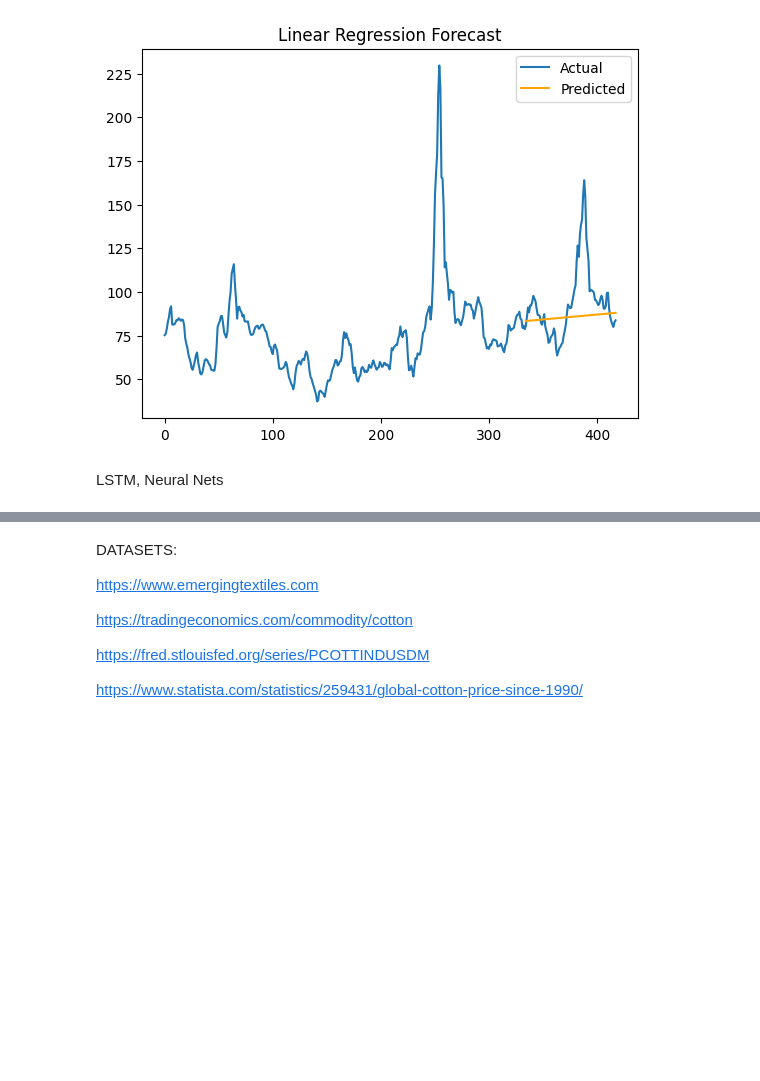
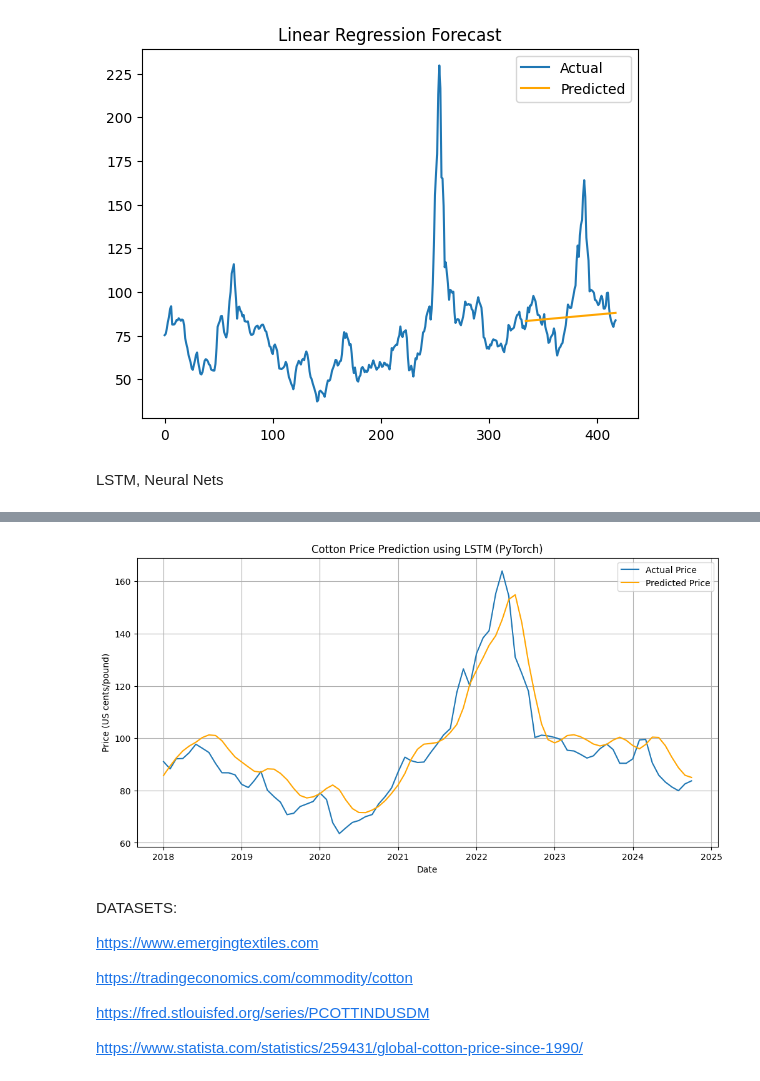
Before and after one commit to Szafranerio/Data_InDepth, a Jupyter notebook: Priv/Cotton_Prices.ipynb, the cells around one changed output, grey strips where cells are left out. Saved outputs shown, nothing was run; the diff lists cells and outputs as text; code cells hidden in the pictures; blank space fills up the shorter version.

```diff
--- a/Priv/Cotton_Prices.ipynb
+++ b/Priv/Cotton_Prices.ipynb
@@ -471,0 +423,93 @@ Epoch 20/20
+# %%
+import numpy as np
+import torch
+import torch.nn as nn
+from sklearn.preprocessing import MinMaxScaler
+import matplotlib.pyplot as plt
+
+# Prepare the data
+
+data['DATE'] = pd.to_datetime(data['DATE'])
+data.set_index('DATE', inplace=True)
+
+# Scale the data
+scaler = MinMaxScaler()
+scaled_data = scaler.fit_transform(data[['Cotton Price']])
+
+# Create sequences
+def create_sequences(data, seq_length):
+    X, y = [], []
+    for i in range(len(data) - seq_length):
+        X.append(data[i:i + seq_length])
+        y.append(data[i + seq_length])
+    return np.array(X), np.array(y)
+
+seq_length = 12
+X, y = create_sequences(scaled_data, seq_length)
+
+# Reshape and split
+X = X.reshape((X.shape[0], seq_length, 1))
+train_size = int(len(X) * 0.8)
+X_train, X_test = X[:train_size], X[train_size:]
+y_train, y_test = y[:train_size], y[train_size:]
+
+# Convert to PyTorch tensors
+X_train = torch.tensor(X_train, dtype=torch.float32)
+X_test = torch.tensor(X_test, dtype=torch.float32)
+y_train = torch.tensor(y_train, dtype=torch.float32).view(-1, 1)
+y_test = torch.tensor(y_test, dtype=torch.float32).view(-1, 1)
+
+# Define LSTM model
+class LSTMModel(nn.Module):
+    def __init__(self, input_size=1, hidden_size=50, num_layers=2):
+        super(LSTMModel, self).__init__()
+        self.lstm = nn.LSTM(input_size, hidden_size, num_layers, batch_first=True)
+        self.fc = nn.Linear(hidden_size, 1)
+
+    def forward(self, x):
+        out, _ = self.lstm(x)
+        out = out[:, -1, :]
+        return self.fc(out)
+
+model = LSTMModel()
+criterion = nn.MSELoss()
+optimizer = torch.optim.Adam(model.parameters(), lr=0.001)
+
+# Train the model
+epochs = 20
+batch_size = 16
+for epoch in range(epochs):
+    model.train()
+    permutation = torch.randperm(X_train.size(0))
+    for i in range(0, X_train.size(0), batch_size):
+        indices = permutation[i:i + batch_size]
+        batch_x, batch_y = X_train[indices], y_train[indices]
+
+        optimizer.zero_grad()
+        output = model(batch_x)
+        loss = criterion(output, batch_y)
+        loss.backward()
+        optimizer.step()
+
+    print(f"Epoch {epoch+1}/{epochs}, Loss: {loss.item():.4f}")
+
+# Make predictions
+model.eval()
+with torch.no_grad():
+    y_pred = model(X_test).numpy()
+
+# Inverse transform
+y_pred_inv = scaler.inverse_transform(y_pred)
+y_test_inv = scaler.inverse_transform(y_test.numpy())
+
+# Plot the results
+plt.figure(figsize=(12, 6))
+plt.plot(data.index[-len(y_test):], y_test_inv, label='Actual Price')
+plt.plot(data.index[-len(y_test):], y_pred_inv, label='Predicted Price', color='orange')
+plt.title('Cotton Price Prediction using LSTM (PyTorch)')
+plt.xlabel('Date')
+plt.ylabel('Price (US cents/pound)')
+plt.legend()
+plt.grid(True)
+plt.show()
+# %% [output]
@@ -472,3 +536,4 @@ Epoch 20/20
+[figure, added]
 # %% [markdown]
 DATASETS:
 
```
Also changed, not shown: parts of 7 cells of this notebook, 7 other files.
